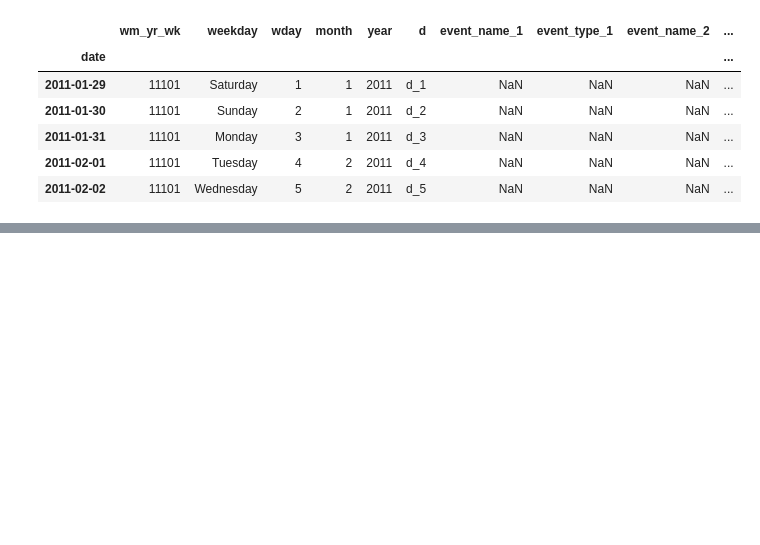
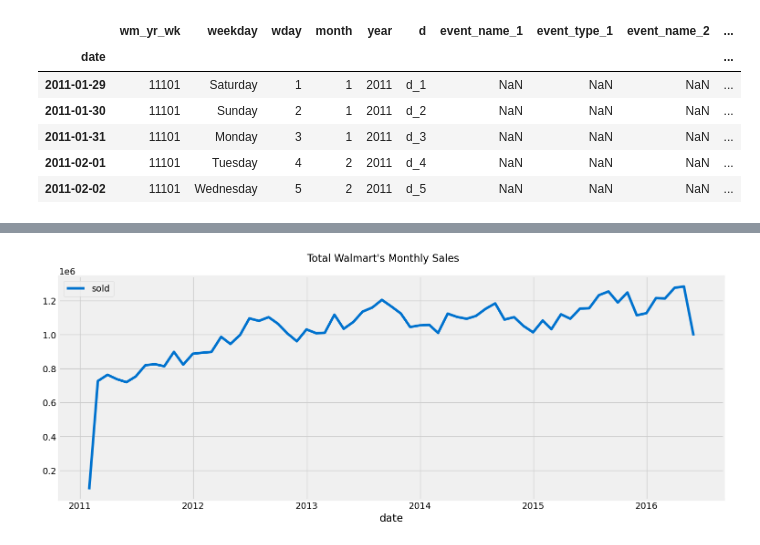
Before and after one commit to IvanMahlelebe/m5-forecasting-accuracy, a Jupyter notebook: notebooks/00 - Intro & Data Prep.ipynb, the cells around one changed output, grey strips where cells are left out. Cells and saved outputs as stored; diff of their text form; code cells hidden in the pictures; blank space fills up the shorter version.

```diff
--- a/notebooks/00 - Intro & Data Prep.ipynb
+++ b/notebooks/00 - Intro & Data Prep.ipynb
@@ -239,0 +258,5 @@ mlt_sales.head()
+# %%
+monthly_sales = mlt_sales[['sold']].resample('M').sum()
+plot_time_series(monthly_sales, "Total Walmart's Monthly Sales")
+# %% [output]
+[figure, added]
```
Also changed, not shown: parts of 13 cells of this notebook.
